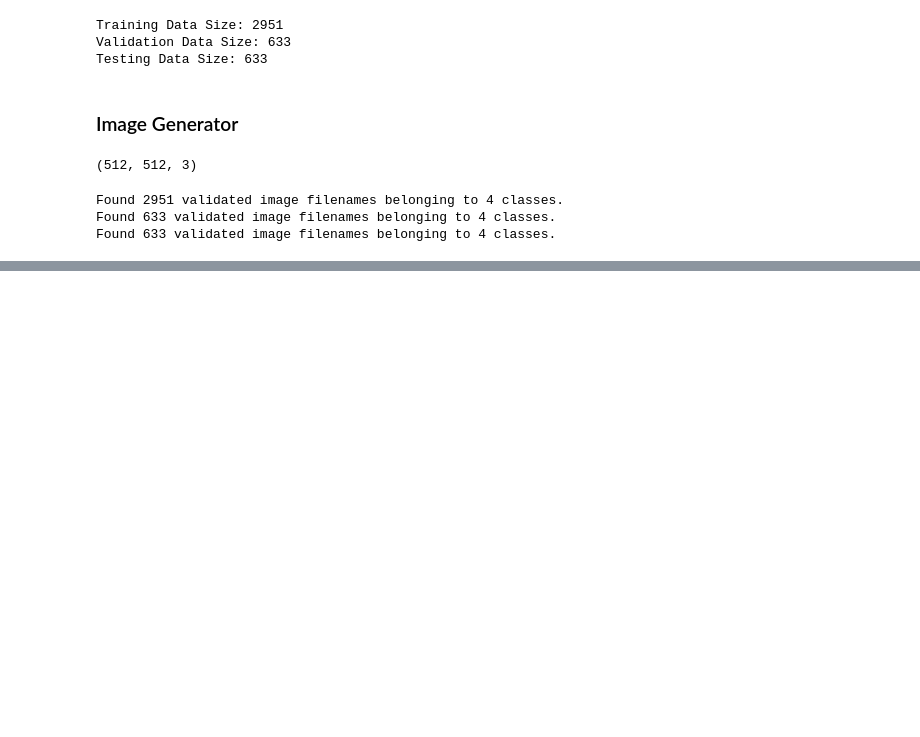
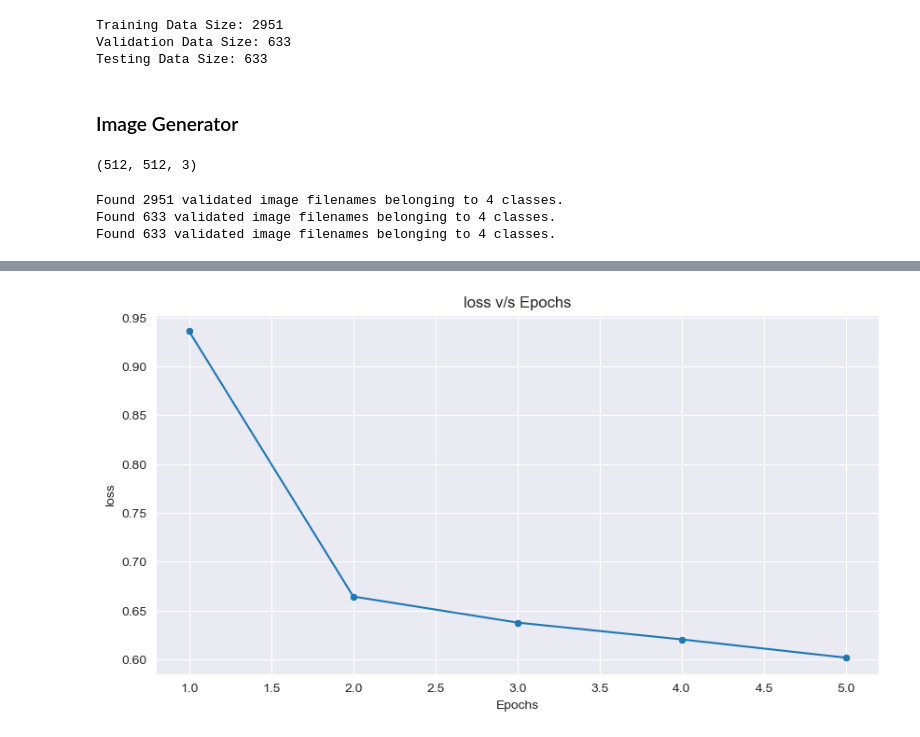
Before and after one commit to AsutoshDalei/Optic-Diseases, a Jupyter notebook: notebooks/OcularDiseaseClassification.ipynb, the cells around one changed output, grey strips where cells are left out. Drawn from its saved outputs; the diff is of its cells as text; code cells hidden in the pictures; blank space fills up the shorter version.

Commit message:
model code addition to notebook

```diff
--- a/notebooks/OcularDiseaseClassification.ipynb
+++ b/notebooks/OcularDiseaseClassification.ipynb
@@ -184,9 +185,9 @@ imageShape = (imageSize[0],imageSize[1],colorChannel)
 
 imgGen = ImageDataGenerator(rescale = 1/255)
 # %%
-trainGen = imgGen.flow_from_dataframe(trainSamples,x_col='filepath',y_col='label',class_mode='categorical',color_mode=color,target_size=imageSize)
-valGen = imgGen.flow_from_dataframe(validSamples,x_col='filepath',y_col='label',class_mode='categorical',color_mode=color,target_size=imageSize)
-testGen = imgGen.flow_from_dataframe(testSamples,x_col='filepath',y_col='label',class_mode='categorical',color_mode=color,target_size=imageSize)
+trainGen = imgGen.flow_from_dataframe(trainSamples,x_col='filepath',y_col='label',class_mode='categorical',color_mode=color,target_size=imageSize,batch_size=batch_size)
+valGen = imgGen.flow_from_dataframe(validSamples,x_col='filepath',y_col='label',class_mode='categorical',color_mode=color,target_size=imageSize,batch_size=batch_size)
+testGen = imgGen.flow_from_dataframe(testSamples,x_col='filepath',y_col='label',class_mode='categorical',color_mode=color,target_size=imageSize,batch_size=batch_size)
 # %% [output]
 Found 2951 validated image filenames belonging to 4 classes.
 Found 633 validated image filenames belonging to 4 classes.
@@ -196,0 +201,15 @@ Found 633 validated image filenames belonging to 4 classes.
+# %%
+tf.keras.backend.clear_session()
+model = tf.keras.Sequential([
+    tf.keras.layers.Conv2D(filters=8,kernel_size=8,strides=(1,1),activation='relu',padding='same',input_shape=imageShape),
+    tf.keras.layers.Conv2D(filters=16,kernel_size=10,strides=(1,1),activation='relu',padding='same'),
+    tf.keras.layers.MaxPool2D(10),
+    tf.keras.layers.Conv2D(filters=8,kernel_size=10,strides=(1,1),activation='relu',padding='same'),
+    tf.keras.layers.Flatten(),
+    tf.keras.layers.Dense(256,activation='relu'),
+    tf.keras.layers.Dropout(0.5),
+    tf.keras.layers.Dense(128,activation='relu'),
+    tf.keras.layers.Dropout(0.5),
+    tf.keras.layers.Dense(4,activation='softmax')
+])
+model.compile(optimizer='adam',loss='categorical_crossentropy',metrics=['accuracy'])
@@ -196,0 +236,4 @@ Found 633 validated image filenames belonging to 4 classes.
+# %%
+%%time
+tf.keras.backend.clear_session()
+history = model.fit(x=trainGen,validation_data=valGen,epochs=15)
@@ -196,0 +251,14 @@ Found 633 validated image filenames belonging to 4 classes.
+# %%
+historyDf = pd.DataFrame(history.history).reset_index()
+historyDf['index'] += 1
+# %%
+metric = 'loss'
+
+plt.figure(figsize=(10,5),dpi=100)
+sns.lineplot(data=historyDf,x='index',y=metric)
+sns.scatterplot(data=historyDf,x='index',y=metric)
+plt.title(f'{metric} v/s Epochs')
+plt.xlabel('Epochs')
+plt.show()
+# %% [output]
+[figure, added]
```
Also changed, not shown: parts of 12 cells of this notebook, 1 other file.
